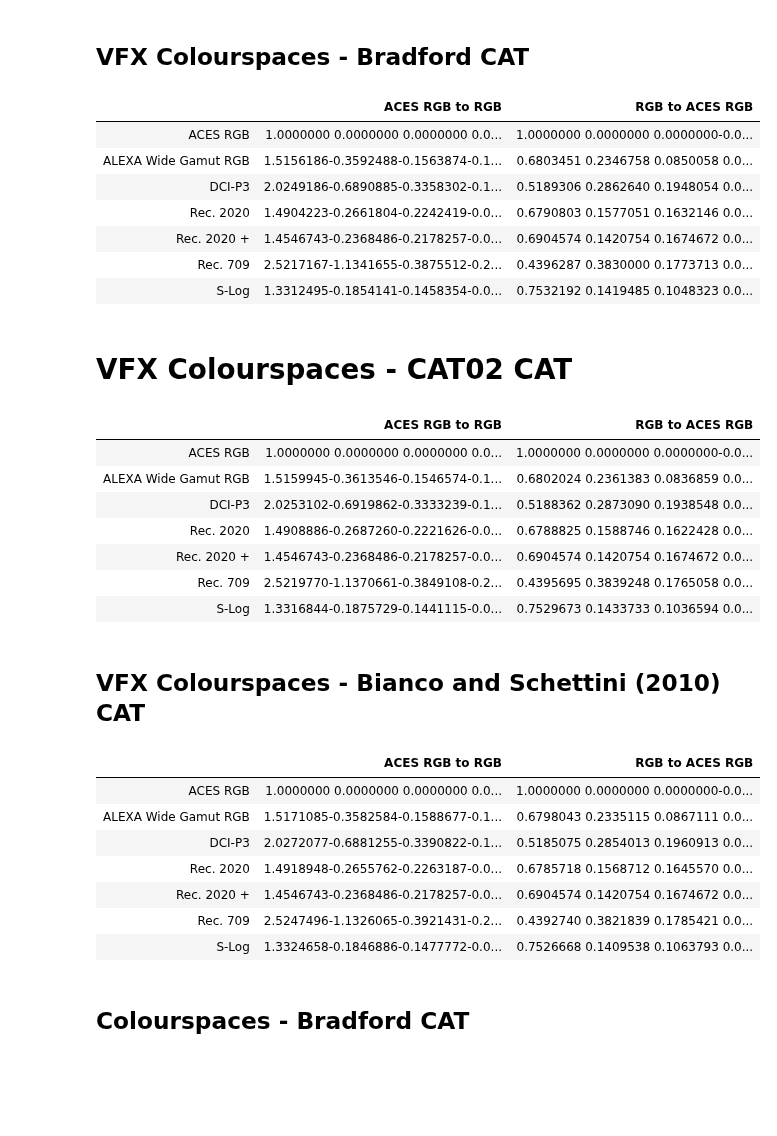
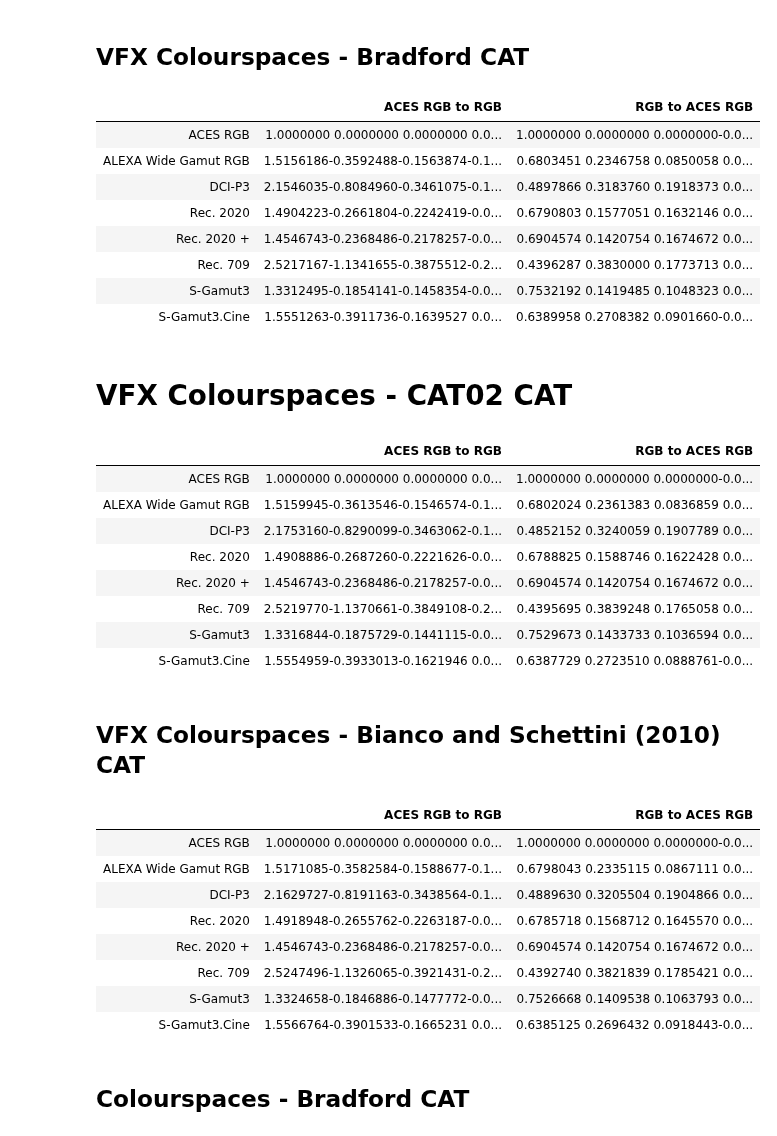
Before and after one commit to colour-science/colour-ramblings, a Jupyter notebook: aces_rgb_-_rgb_colourspace_models_transformation_matrices.ipynb, the cells around one changed output. Cells and saved outputs as stored; diff of their text form; code cells hidden in the pictures; blank space fills up the shorter version.

```diff
--- a/aces_rgb_-_rgb_colourspace_models_transformation_matrices.ipynb
+++ b/aces_rgb_-_rgb_colourspace_models_transformation_matrices.ipynb
@@ -106,24 +106,26 @@ def html_format_transformation_matrices(matrices, precision=7):
 # %%
 VFX_COLOURSPACES = ('ACES RGB',
                     'ALEXA Wide Gamut RGB',
                     'DCI-P3',
                     'Rec. 2020',
                     'Rec. 2020 +',
                     'Rec. 709',
-                    'S-Log')
+                    'S-Gamut3',
+                    'S-Gamut3.Cine')
 
 HTML(html_format_transformation_matrices(
     transformation_matrices(
         (colour.RGB_COLOURSPACES[c] for c in VFX_COLOURSPACES))))
 # %% [output]
 |  | ACES RGB to RGB | RGB to ACES RGB |
 | ACES RGB | 1.0000000 0.0000000 0.0000000 0.0... | 1.0000000 0.0000000 0.0000000-0.0... |
 | ALEXA Wide Gamut RGB | 1.5156186-0.3592488-0.1563874-0.1... | 0.6803451 0.2346758 0.0850058 0.0... |
-| DCI-P3 | 2.0249186-0.6890885-0.3358302-0.1... | 0.5189306 0.2862640 0.1948054 0.0... |
+| DCI-P3 | 2.1546035-0.8084960-0.3461075-0.1... | 0.4897866 0.3183760 0.1918373 0.0... |
 | Rec. 2020 | 1.4904223-0.2661804-0.2242419-0.0... | 0.6790803 0.1577051 0.1632146 0.0... |
 | Rec. 2020 + | 1.4546743-0.2368486-0.2178257-0.0... | 0.6904574 0.1420754 0.1674672 0.0... |
 | Rec. 709 | 2.5217167-1.1341655-0.3875512-0.2... | 0.4396287 0.3830000 0.1773713 0.0... |
-| S-Log | 1.3312495-0.1854141-0.1458354-0.0... | 0.7532192 0.1419485 0.1048323 0.0... |
+| S-Gamut3 | 1.3312495-0.1854141-0.1458354-0.0... | 0.7532192 0.1419485 0.1048323 0.0... |
+| S-Gamut3.Cine | 1.5551263-0.3911736-0.1639527 0.0... | 0.6389958 0.2708382 0.0901660-0.0... |
 # %% [markdown]
 # VFX Colourspaces - CAT02 CAT
 # %%
@@ -135,11 +137,12 @@ HTML(html_format_transformation_matrices(
 |  | ACES RGB to RGB | RGB to ACES RGB |
 | ACES RGB | 1.0000000 0.0000000 0.0000000 0.0... | 1.0000000 0.0000000 0.0000000-0.0... |
 | ALEXA Wide Gamut RGB | 1.5159945-0.3613546-0.1546574-0.1... | 0.6802024 0.2361383 0.0836859 0.0... |
-| DCI-P3 | 2.0253102-0.6919862-0.3333239-0.1... | 0.5188362 0.2873090 0.1938548 0.0... |
+| DCI-P3 | 2.1753160-0.8290099-0.3463062-0.1... | 0.4852152 0.3240059 0.1907789 0.0... |
 | Rec. 2020 | 1.4908886-0.2687260-0.2221626-0.0... | 0.6788825 0.1588746 0.1622428 0.0... |
 | Rec. 2020 + | 1.4546743-0.2368486-0.2178257-0.0... | 0.6904574 0.1420754 0.1674672 0.0... |
 | Rec. 709 | 2.5219770-1.1370661-0.3849108-0.2... | 0.4395695 0.3839248 0.1765058 0.0... |
-| S-Log | 1.3316844-0.1875729-0.1441115-0.0... | 0.7529673 0.1433733 0.1036594 0.0... |
+| S-Gamut3 | 1.3316844-0.1875729-0.1441115-0.0... | 0.7529673 0.1433733 0.1036594 0.0... |
+| S-Gamut3.Cine | 1.5554959-0.3933013-0.1621946 0.0... | 0.6387729 0.2723510 0.0888761-0.0... |
 # %% [markdown]
 ## VFX Colourspaces - Bianco and Schettini (2010) CAT
 # %%
@@ -151,11 +154,12 @@ HTML(html_format_transformation_matrices(
 |  | ACES RGB to RGB | RGB to ACES RGB |
 | ACES RGB | 1.0000000 0.0000000 0.0000000 0.0... | 1.0000000 0.0000000 0.0000000-0.0... |
 | ALEXA Wide Gamut RGB | 1.5171085-0.3582584-0.1588677-0.1... | 0.6798043 0.2335115 0.0867111 0.0... |
-| DCI-P3 | 2.0272077-0.6881255-0.3390822-0.1... | 0.5185075 0.2854013 0.1960913 0.0... |
+| DCI-P3 | 2.1629727-0.8191163-0.3438564-0.1... | 0.4889630 0.3205504 0.1904866 0.0... |
 | Rec. 2020 | 1.4918948-0.2655762-0.2263187-0.0... | 0.6785718 0.1568712 0.1645570 0.0... |
 | Rec. 2020 + | 1.4546743-0.2368486-0.2178257-0.0... | 0.6904574 0.1420754 0.1674672 0.0... |
 | Rec. 709 | 2.5247496-1.1326065-0.3921431-0.2... | 0.4392740 0.3821839 0.1785421 0.0... |
-| S-Log | 1.3324658-0.1846886-0.1477772-0.0... | 0.7526668 0.1409538 0.1063793 0.0... |
+| S-Gamut3 | 1.3324658-0.1846886-0.1477772-0.0... | 0.7526668 0.1409538 0.1063793 0.0... |
+| S-Gamut3.Cine | 1.5566764-0.3901533-0.1665231 0.0... | 0.6385125 0.2696432 0.0918443-0.0... |
 # %% [markdown]
 ## Colourspaces - Bradford CAT
 # %%
```
Also changed, not shown: parts of 5 cells of this notebook.
